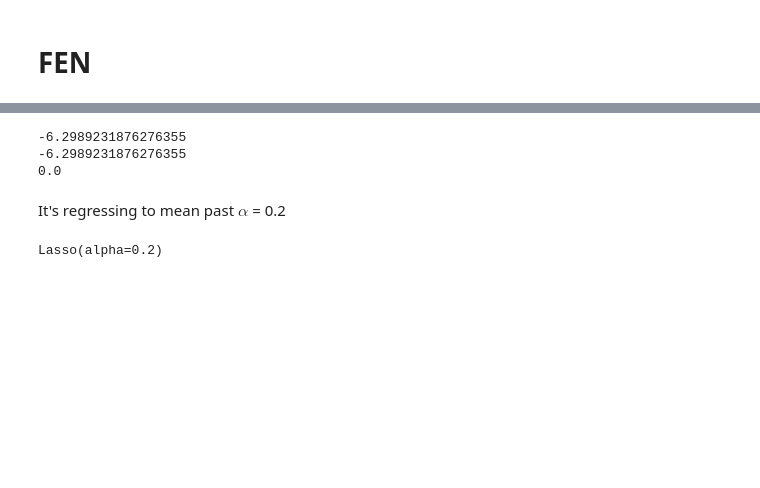
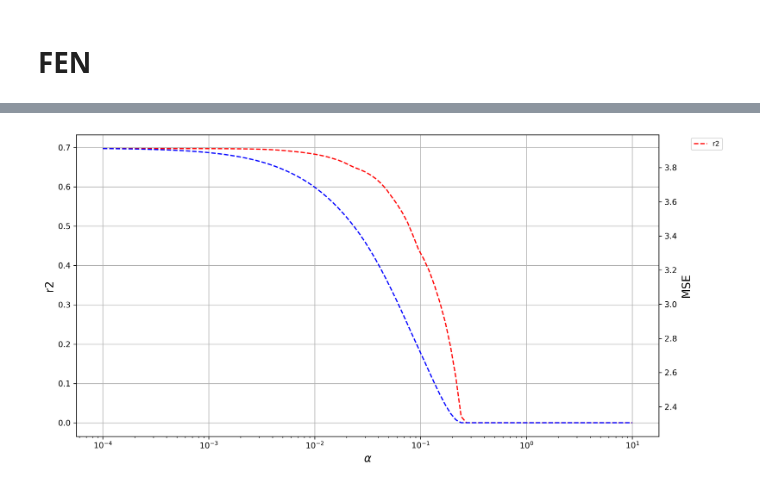
Before and after one commit to arminshzd/PCC-FECalc, a Jupyter notebook: analysis_notebooks/LASSO/lasso_analysis.ipynb, the cells around one changed output, grey strips where cells are left out. Cells and saved outputs as stored; diff of their text form; code cells hidden in the pictures; blank space fills up the shorter version.

Commit message:
new pmf figs. added LASSO notebook and descriptor bags JSON.

```diff
--- a/analysis_notebooks/LASSO/lasso_analysis.ipynb
+++ b/analysis_notebooks/LASSO/lasso_analysis.ipynb
@@ -126,3 +177,0 @@ It's regressing to mean past $\alpha$ = 0.4
-# %%
-clf_FEN = Lasso(alpha=0.3)
-clf_FEN.fit(X_fit, Y_fit_FEN)
@@ -138,3 +177,0 @@ Bitterness: -0.20641460833436776
-# %%
-clf_FEN = Lasso(alpha=0.1)
-clf_FEN.fit(X_fit, Y_fit_FEN)
@@ -159,8 +177,0 @@ Hydropathy pi-values are measures of hydrophibicity (positive more hydrophobic).
-# %%
-alpha_list = np.arange(0.1, 1.0, step=0.1)
-RMSE_list = []
-for alpha in alpha_list:
-    clf_FEN = Lasso(alpha=alpha)
-    clf_FEN.fit(X_fit, Y_fit_ACT)
-    Y_predict = clf_FEN.predict(X_fit)
-    RMSE_list.append(np.sqrt((Y_fit_ACT**2 - Y_predict**2).mean()))
@@ -176,15 +177,0 @@ plt.show()
-# %%
-print(Y_fit_ACT.mean())
-print(Y_predict.mean())
-print(Y_predict.std())
-# %% [output]
--6.2989231876276355
--6.2989231876276355
-0.0
-# %% [markdown]
-It's regressing to mean past $\alpha$ = 0.2
-# %%
-clf_ACT = Lasso(alpha=0.2)
-clf_ACT.fit(X_fit, Y_fit_ACT)
-# %% [output]
-Lasso(alpha=0.2)
@@ -194,0 +178,49 @@ for i in nz_coeffs:
+# %%
+from sklearn.model_selection import KFold
+
+# Define grid of lambda values (alphas in sklearn)
+alphas = np.logspace(-4, 1, 100)
+n_features = X_fit.shape[1]
+y = Y_fit_FEN
+
+# Store coefficients for each alpha and each fold
+r2_scores = np.zeros((len(alphas), ))
+MSE = np.zeros((len(alphas), ))
+models = []
+
+scaler_all_FEN = MinMaxScaler()
+X_train = scaler_all_FEN.fit_transform(X_fit)
+for j, alpha in enumerate(alphas):
+    model = Lasso(alpha=alpha, max_iter=100000)
+    model.fit(X_train, y)
+    r2_scores[j] = model.score(X_train, y)
+    MSE[j] = ((model.predict(X_train)-y)**2).mean()
+    models.append(model)
+
+# Create a figure and axis using the object-oriented API
+fig, ax = plt.subplots(figsize=(12, 6), dpi=300)
+colors = plt.cm.tab20.colors
+
+# Plot regularization paths with error bars
+ax2 = ax.twinx()
+ax.plot(alphas, r2_scores, "--r", label="r2")
+ax2.plot(alphas, MSE, "--b", label="MSE")
+ax.grid()
+# Customize the plot
+ax.set_xscale("log")
+ax.set_xlabel(r"$\alpha$", fontsize=14)
+ax.set_ylabel("r2", fontsize=14)
+#ax.set_title("Regularization Path (Averaged Over Folds)", fontsize=14)
+ax.legend(bbox_to_anchor=(1.05, 1), loc='upper left', fontsize='small', ncol=2)
+#ax.set_xlim(0.001, 1)
+#ax.set_ylim(-4, 3)
+ax.tick_params(axis="both", which='major', labelsize=10)
+ax2.tick_params(axis="both", which='major', labelsize=10)
+ax2.set_ylabel("MSE", fontsize=14)
+#ax2.set_ylim(1, 5)
+fig.tight_layout()
+
+# Display the plot
+plt.show()
+# %% [output]
+[figure, added]
```
Also changed, not shown: parts of 50 cells of this notebook, 1 other file.
